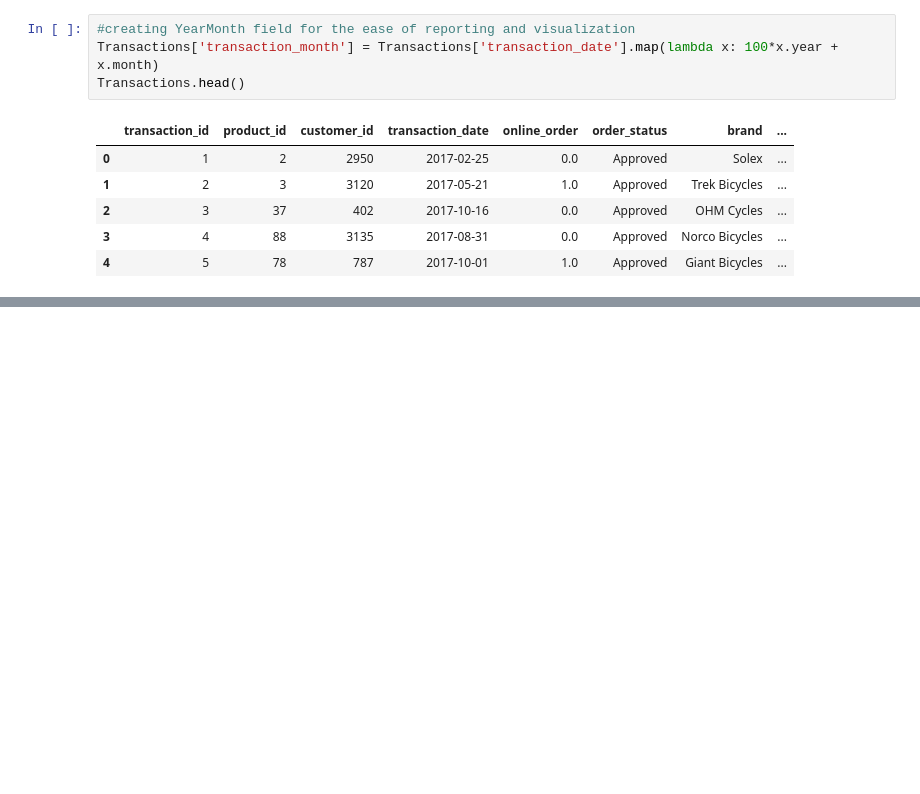
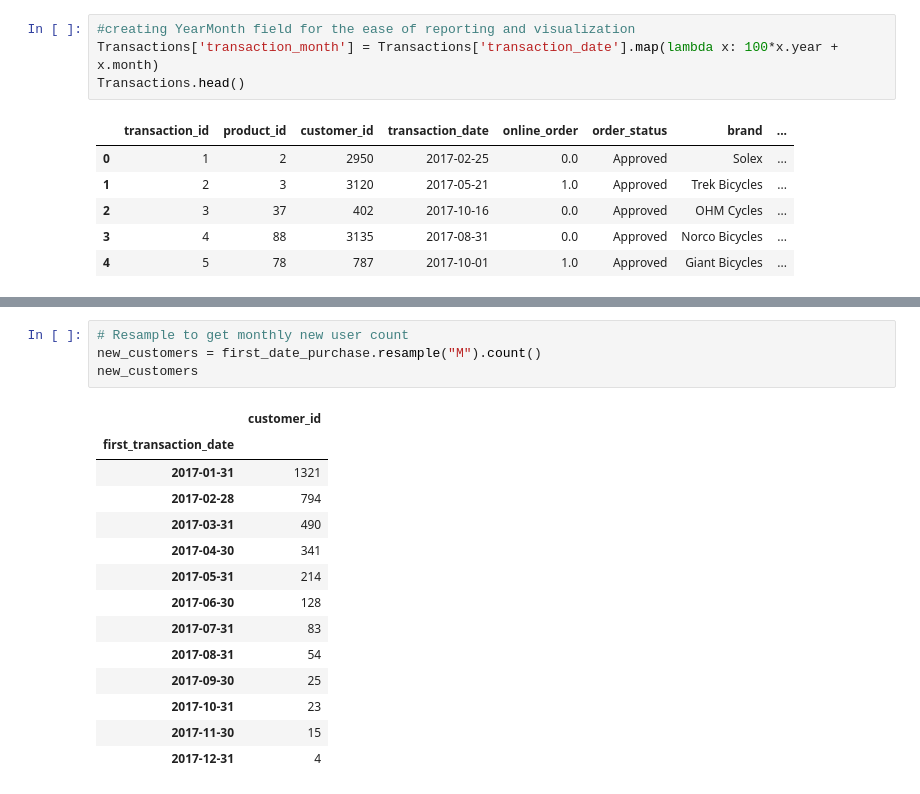
Before and after one commit to Navyhoang/KPMG_Virtual_Internship_Challenge, a Jupyter notebook: Results/KPMG_module_1_transaction.ipynb, the cells around one changed output, grey strips where cells are left out. Cells and saved outputs as stored; diff of their text form; blank space fills up the shorter version.

```diff
--- a/Results/KPMG_module_1_transaction.ipynb
+++ b/Results/KPMG_module_1_transaction.ipynb
@@ -750,0 +773,19 @@ ax = sns.barplot(monthly_revenue.transaction_month, monthly_revenue.order_profit
+# %%
+# Resample to get monthly new user count
+new_customers = first_date_purchase.resample("M").count()
+new_customers
+# %% [output]
+|  | customer_id |
+| first_transaction_date |  |
+| 2017-01-31 | 1321 |
+| 2017-02-28 | 794 |
+| 2017-03-31 | 490 |
+| 2017-04-30 | 341 |
+| 2017-05-31 | 214 |
+| 2017-06-30 | 128 |
+| 2017-07-31 | 83 |
+| 2017-08-31 | 54 |
+| 2017-09-30 | 25 |
+| 2017-10-31 | 23 |
+| 2017-11-30 | 15 |
+| 2017-12-31 | 4 |
```
Also changed, not shown: parts of 6 cells of this notebook.
